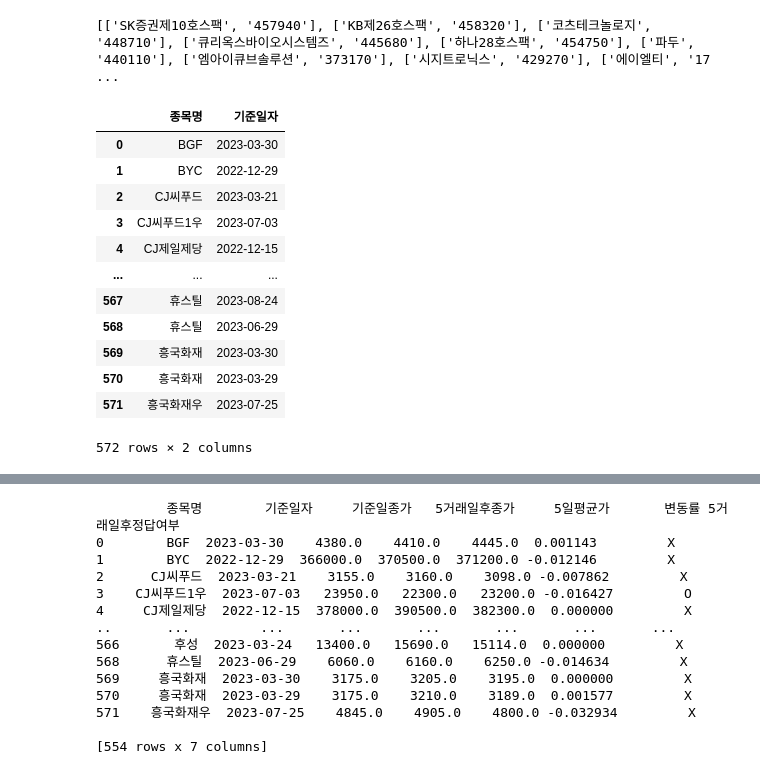
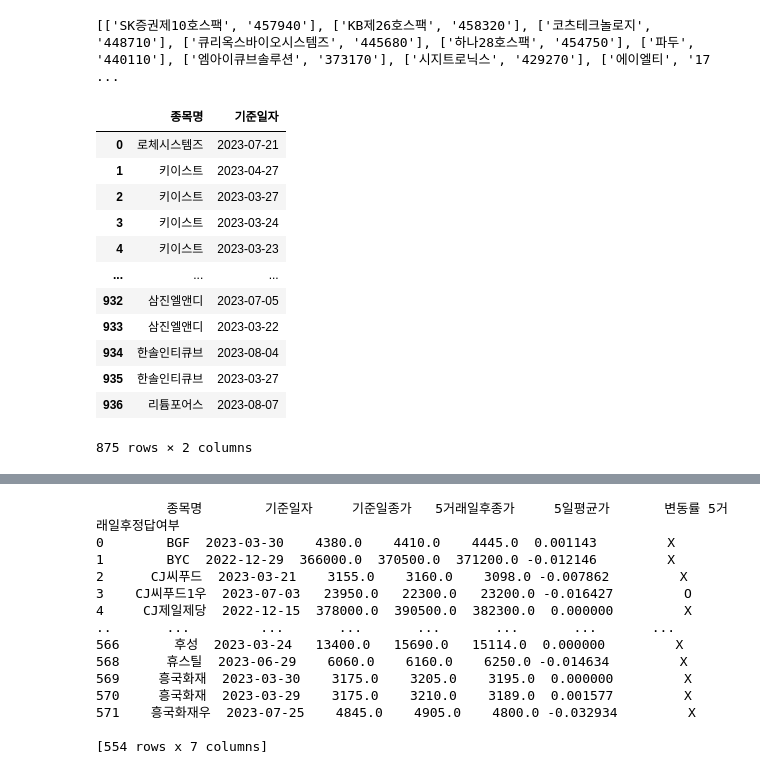
Before and after one commit to leechanhoe/Stock-Prediction-Project, a Jupyter notebook: 프로젝트결론/train_kospi90_kosdaq500/ipynb파일/하락검증_파일로정리.ipynb, the cells around one changed output, grey strips where cells are left out. Saved outputs shown, nothing was run; the diff lists cells and outputs as text; code cells hidden in the pictures.

```diff
--- a/프로젝트결론/train_kospi90_kosdaq500/ipynb파일/하락검증_파일로정리.ipynb
+++ b/프로젝트결론/train_kospi90_kosdaq500/ipynb파일/하락검증_파일로정리.ipynb
@@ -57,23 +57,28 @@ print(kosdaq)
 [['SK증권제10호스팩', '457940'], ['KB제26호스팩', '458320'], ['코츠테크놀로지', '448710'], ['큐리옥스바이오시스템즈', '445680'], ['하나28호스팩', '454750'], ['파두', '440110'], ['엠아이큐브솔루션', '373170'], ['시지트로닉스', '429270'], ['에이엘티', '17 ...
 # %%
 stock_codes = dict(kospi + kosdaq)
-# %%
-df = pd.read_excel('앙상블2023하락검증_코스피.xlsx')
-df
-# %% [output]
-|  | 종목명 | 기준일자 |
-| 0 | BGF | 2023-03-30 |
-| 1 | BYC | 2022-12-29 |
-| 2 | CJ씨푸드 | 2023-03-21 |
-| 3 | CJ씨푸드1우 | 2023-07-03 |
-| 4 | CJ제일제당 | 2022-12-15 |
-| ... | ... | ... |
-| 567 | 휴스틸 | 2023-08-24 |
-| 568 | 휴스틸 | 2023-06-29 |
-| 569 | 흥국화재 | 2023-03-30 |
-| 570 | 흥국화재 | 2023-03-29 |
-| 571 | 흥국화재우 | 2023-07-25 |
-572 rows × 2 columns
+# %%
+df = pd.read_excel('앙상블2023하락검증_코스닥.xlsx')
+
+if df['기준일자'].dtype == 'object':
+    df['기준일자'] = pd.to_datetime(df['기준일자'])
+df = df[df['기준일자'].dt.year >= 2023]
+
+df
+# %% [output]
+|  | 종목명 | 기준일자 |
+| 0 | 로체시스템즈 | 2023-07-21 |
+| 1 | 키이스트 | 2023-04-27 |
+| 2 | 키이스트 | 2023-03-27 |
+| 3 | 키이스트 | 2023-03-24 |
+| 4 | 키이스트 | 2023-03-23 |
+| ... | ... | ... |
+| 932 | 삼진엘앤디 | 2023-07-05 |
+| 933 | 삼진엘앤디 | 2023-03-22 |
+| 934 | 한솔인티큐브 | 2023-08-04 |
+| 935 | 한솔인티큐브 | 2023-03-27 |
+| 936 | 리튬포어스 | 2023-08-07 |
+875 rows × 2 columns
 # %%
 def get_stock_data(row, code_dict=kosdaq):
     stock_code = stock_codes.get(row['종목명'])
```
Also changed, not shown: parts of 4 cells of this notebook, 8 other files.
